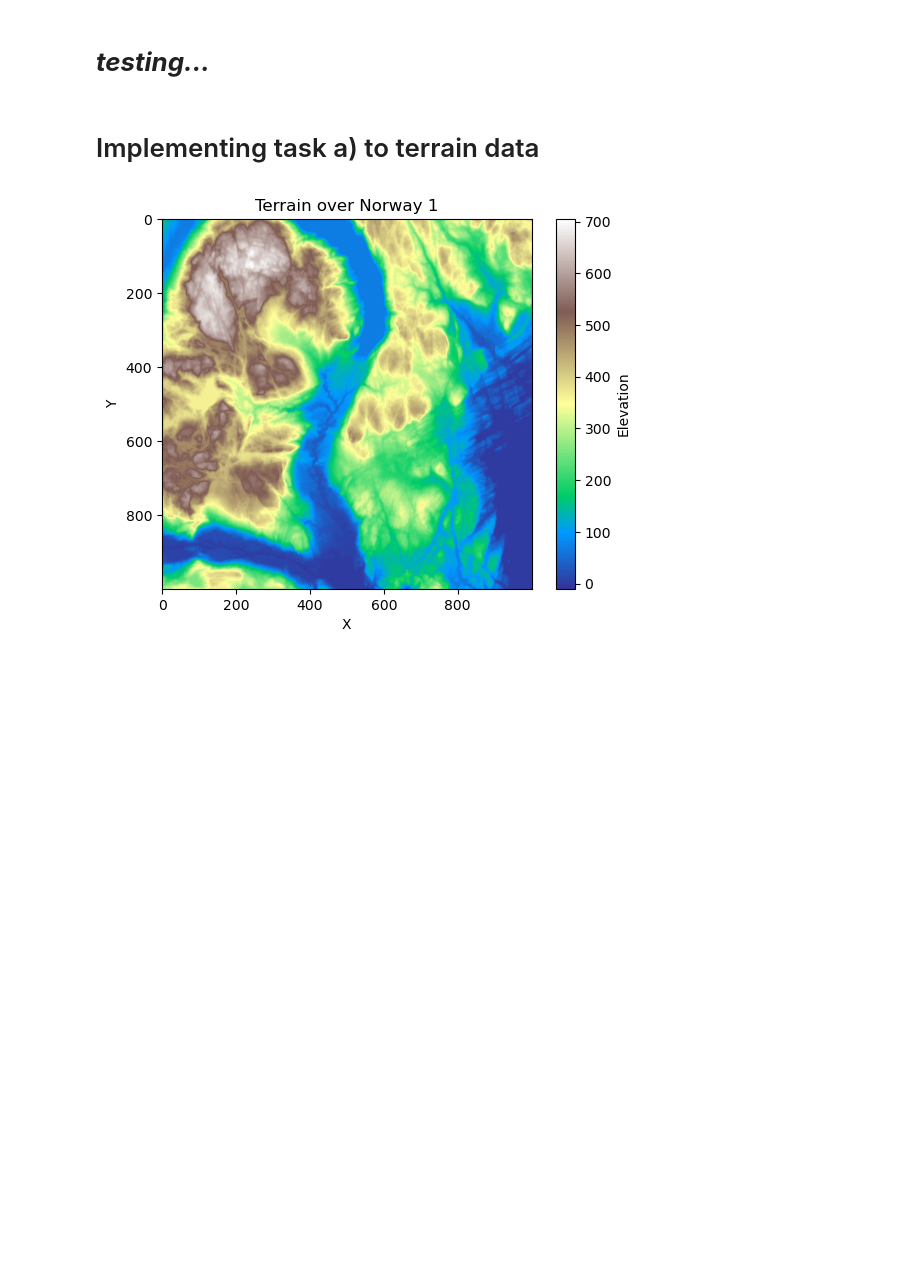
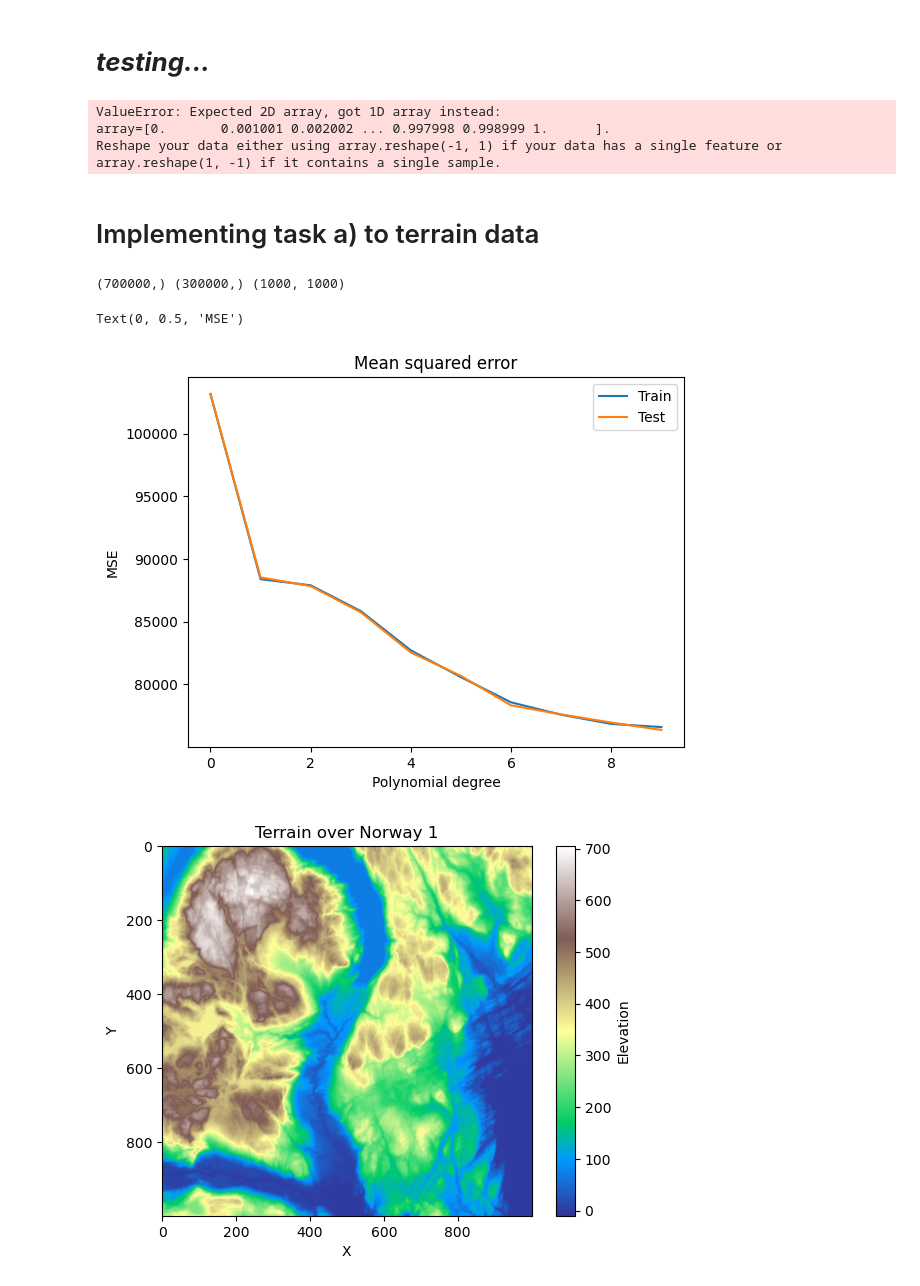
Before and after one commit to LassePladsen/FYS-STK3155-projects, a Jupyter notebook: project1/source_code/part_g_real_data.ipynb, the cells around one changed output. Saved outputs shown, nothing was run; the diff lists cells and outputs as text; code cells hidden in the pictures; blank space fills up the shorter version.

```diff
--- a/project1/source_code/part_g_real_data.ipynb
+++ b/project1/source_code/part_g_real_data.ipynb
@@ -95,10 +93,10 @@ Array([[148],
 # ***testing...***
 # %%
 # Creates mesh of image pixels
-x = np.linspace(0,1, np.shape(terrain)[0])
-y = np.linspace(0,1, np.shape(terrain)[1])
+x = np.linspace(0, 1, np.shape(terrain)[0])
+y = np.linspace(0, 1, np.shape(terrain)[1])
 x_mesh, y_mesh = np.meshgrid(x,y)
-z = terrain
+z = terrain[:N,:N]
 degrees = [6]
 
 
@@ -109,10 +107,14 @@ for degree in degrees:
 
     # use the package to create a design matrix for a second degree polynomial
     # by converting x to a column vector
-    X = polynomial_model.fit_transform(x_mesh.reshape(-1,1))
+    X = polynomial_model.fit_transform(x_mesh.ravel())
 
     # Split in training and test data up to the given degree
-    X_train, X_test, z_train, z_test = train_test_split(X, z.reshape(-1,1), test_size=0.2)
+    X_train, X_test, z_train, z_test = train_test_split(X, z.ravel(), test_size=0.2)
+# %% [output]
+ValueError: Expected 2D array, got 1D array instead:
+array=[0.       0.001001 0.002002 ... 0.997998 0.998999 1.      ].
+Reshape your data either using array.reshape(-1, 1) if your data has a single feature or array.reshape(1, -1) if it contains a single sample.
 # %% [markdown]
 # Implementing task a) to terrain data
 # %%
@@ -132,7 +134,6 @@ def R2_score(y_actual, y_model):
 # PARAMETERS
 N = 1000  # number of data points
 maxdegree = 10  # max polynomial degree for plotting
-noise_std = 1
 
 """
 # Figure output directory
@@ -147,11 +148,12 @@ if not FIGURES_DIR.exists():
     FIGURES_DIR.mkdir()
 """
 # Creates mesh of image pixels
-x = np.linspace(0,1, np.shape(terrain)[0])
-y = np.linspace(0,1, np.shape(terrain)[1])
+x = np.linspace(0, 1, np.shape(terrain)[0])
+y = np.linspace(0, 1, np.shape(terrain)[1])
 x_mesh, y_mesh = np.meshgrid(x,y)
-z = terrain.reshape(-1,1)
-x_mesh = x_mesh.reshape(-1,1)   ###### Lasse: ?? nå har x_mesh og y_mesh forskjellige sizes, gir ikke mening/ ikke tenk på det - Parham
+z = terrain[:N, :N]
+# z = terrain.reshape(-1,1)
+# x_mesh = x_mesh.reshape(-1,1)   ###### Lasse: ?? nå har x_mesh og y_mesh forskjellige sizes, gir ikke mening/ ikke tenk på det - Parham
 
 # Initialize scaler
 scaler = StandardScaler()
@@ -161,7 +163,6 @@ train_mse = np.empty(degrees.shape)
 test_mse = np.empty_like(train_mse)
 train_r2 = np.empty_like(train_mse)
 test_r2 = np.empty_like(train_mse)
-beta_arr = []
 
 # Iterate through all the different polynomial degrees
 for degree in degrees:
@@ -170,33 +171,41 @@ for degree in degrees:
 
     # use the package to create a design matrix for a second degree polynomial
     # by converting x to a column vector
-    X = polynomial_model.fit_transform(x_mesh)
+    X = polynomial_model.fit_transform(np.column_stack((x_mesh.ravel(), y_mesh.ravel())))
 
     # Split in training and test data up to the given degree
-    X_train, X_test, z_train, z_test = train_test_split(X, z, test_size=0.3)
-
+    X_train, X_test, z_train, z_test = train_test_split(X, z.ravel(), test_size=0.3)
 
     # Scale data
     scaler.fit(X_train)
     X_train_scaled = scaler.transform(X_train)
     X_test_scaled = scaler.transform(X_test)
-    #scaler.fit(z_train)
-    #z_train_scaled = scaler.transform(z_train)
-    #z_test_scaled = scaler.transform(z_test)
 
     # Ordinary least squares linear regression
     beta = np.linalg.pinv(X_train_scaled.T @ X_train_scaled) @ X_train_scaled.T @ z_train
     z_tilde = X_train_scaled @ beta
     z_predict = X_test_scaled @ beta
 
-    # Store beta value for plotting
-    beta_arr.append(beta)
-
     # Store the MSE and R2 values
     train_mse[degree] = MSE(z_train, z_tilde)
     test_mse[degree] = MSE(z_test, z_predict)
     train_r2[degree] = R2_score(z_train, z_tilde)
     test_r2[degree] = R2_score(z_test, z_predict)
+# %% [output]
+(700000,) (300000,) (1000, 1000)
+# %%
+# Plot the MSE as function of poly. degree
+plt.figure()
+plt.plot(degrees, train_mse, label="Train")
+plt.plot(degrees, test_mse, label="Test")
+plt.legend()
+plt.title("Mean squared error")
+plt.xlabel("Polynomial degree")
+plt.ylabel("MSE")
+# plt.savefig(FIGURES_DIR / "part_g_MSE.png")
+# %% [output]
+Text(0, 0.5, 'MSE')
+[figure, added]
 # %%
 x = np.linspace(0,1, np.shape(terrain)[0])
 y = np.linspace(0,1, np.shape(terrain)[1])
```
Also changed, not shown: parts of 7 cells of this notebook.
